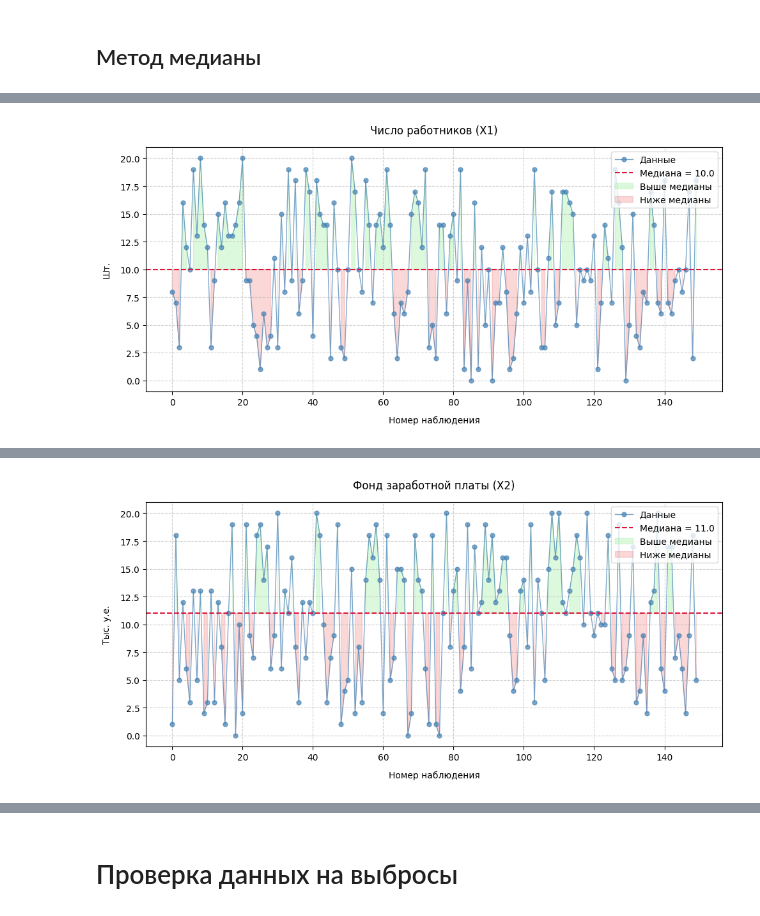
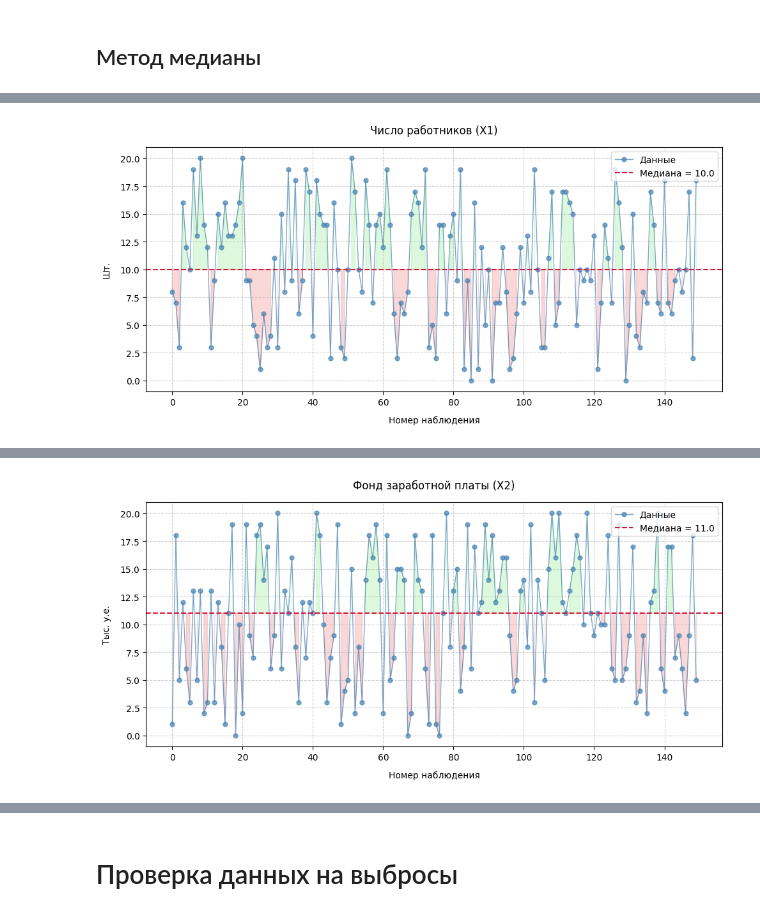
Before and after one commit to AntoninaRemizova/MMAD, a Jupyter notebook: ММАД_КР.ipynb, the cells around one changed output, grey strips where cells are left out. Saved outputs shown, nothing was run; the diff lists cells and outputs as text; code cells hidden in the pictures.

```diff
--- a/ММАД_КР.ipynb
+++ b/ММАД_КР.ipynb
@@ -116,10 +135,0 @@ for col in plot_config.keys():
-# %%
-has_missing = False
-
-for col in columns:
-    null_count = data[col].isnull().sum()
-    if null_count > 0:
-        has_missing = True
-
-print("Количество пропущенных значений: ")
-print(data[columns].isnull().sum().to_string())
@@ -135,10 +138,8 @@ Y     0
 # %% [markdown]
 ## Метод медианы
 # %%
-def check_randomness(series):
-    median = np.median(series)
-
-    signs = ['+' if x > median else '-' for x in series]
+def check_randomness(series_values, median):
+    signs = ['+' if x > median else '-' for x in series_values]
 
     # количество серий
     a_obs = 1
@@ -158,7 +159,7 @@ def check_randomness(series):
             current_length = 1
 
     # критические значения
-    n = len(series)
+    n = len(series_values)
     a_crit = math.floor(0.5 * (n + 1) - 1.96 * math.sqrt(n - 1))
     b_crit = math.floor(3.3 * math.log(n) + 1)
 
@@ -166,54 +167,47 @@ def check_randomness(series):
     is_random = (a_obs > a_crit) and (b_obs < b_crit)
 
     return {
-        'Медиана': median,
-        'Число серий (a_оп)': a_obs,
-        'Самая длинная серия (b_оп)': b_obs,
-        'Критическое число серий (a_кр)': a_crit,
-        'Критическая длина серий (b_кр)': b_crit,
-        'Случайность': is_random,
-        'Выше медианы': len(series[series > median]),
-        'Ниже медианы': len(series[series < median]),
-        'Равно медиане': len(series[series == median])
+        'a_obs': a_obs,
+        'b_obs': b_obs,
+        'a_crit': a_crit,
+        'b_crit': b_crit,
+        'is_random': is_random,
+        'above': len(series_values[series_values > median]),
+        'below': len(series_values[series_values < median]),
+        'equal': len(series_values[series_values == median])
     }
 
-
 for col in columns:
-    res = check_randomness(data[col])
+    res = check_randomness(stats_data[col]['values'], stats_data[col]['median'])
 
     print(f"\n{plot_config[col]['title']} ({col}):")
-    print(f"Медиана: {res['Медиана']:.2f}")
-    print(f"Выше медианы: {res['Выше медианы']} наблюдений")
-    print(f"Ниже медианы: {res['Ниже медианы']} наблюдений")
-    print(f"Равно медиане: {res['Равно медиане']} наблюдений")
-    print(f"Число серий (a_оп): {res['Число серий (a_оп)']}")
-    print(f"Самая длинная серия (b_оп): {res['Самая длинная серия (b_оп)']}")
-    print(f"Критическое число серий (a_кр): {res['Критическое число серий (a_кр)']}")
-    print(f"Критическая длина серий (b_кр): {res['Критическая длина серий (b_кр)']}")
-    print(f"Вывод: {'Данные случайны' if res['Случайность'] else 'Данные НЕ случайны'}")
+    print(f"Медиана: {stats_data[col]['median']:.1f}")
+    print(f"Выше медианы: {res['above']} наблюдений")
+    print(f"Ниже медианы: {res['below']} наблюдений")
+    print(f"Равно медиане: {res['equal']} наблюдений")
+    print(f"Число серий (a_оп): {res['a_obs']}")
+    print(f"Самая длинная серия (b_оп): {res['b_obs']}")
+    print(f"Критическое число серий (a_кр): {res['a_crit']}")
+    print(f"Критическая длина серий (b_кр): {res['b_crit']}")
+    print(f"Вывод: {'Данные случайны' if res['is_random'] else 'Данные НЕ случайны'}")
     print(" ")
 
     fig, ax = plt.subplots(figsize=(10, 5))
 
-    ax.plot(data[col], 'o-', color='steelblue', alpha=0.7,
-            markersize=5, linewidth=1, label='Данные')
+    ax.plot(stats_data[col]['values'], 'o-', color='steelblue', alpha=0.7, markersize=5, linewidth=1, label='Данные')
 
-    ax.axhline(res['Медиана'], color='crimson', linestyle='--',
-               linewidth=1.5, label=f'Медиана = {res["Медиана"]:.1f}')
+    ax.axhline(stats_data[col]['median'], color='crimson', linestyle='--', linewidth=1.5, label=f'Медиана = {stats_data[col]["median"]:.1f}')
 
-    ax.fill_between(range(len(data)), res['Медиана'], data[col],
-                    where=(data[col] > res['Медиана']),
-                    color='lightgreen', alpha=0.3, label='Выше медианы')
-    ax.fill_between(range(len(data)), res['Медиана'], data[col],
-                    where=(data[col] < res['Медиана']),
-                    color='lightcoral', alpha=0.3, label='Ниже медианы')
+    ax.fill_between(range(len(stats_data[col]['values'])), stats_data[col]['median'], stats_data[col]['values'],
+                    where=(stats_data[col]['values'] > stats_data[col]['median']), color='lightgreen', alpha=0.3)
+    ax.fill_between(range(len(stats_data[col]['values'])), stats_data[col]['median'], stats_data[col]['values'],
+                    where=(stats_data[col]['values'] < stats_data[col]['median']), color='lightcoral', alpha=0.3)
 
-    ax.set_title(f'{plot_config[col]["title"]} ({col})', pad=15)
+    ax.set_title(f"{plot_config[col]['title']} ({col})", pad=15)
     ax.set_xlabel('Номер наблюдения', labelpad=10)
     ax.set_ylabel(plot_config[col]["ylabel"], labelpad=10)
     ax.grid(True, linestyle='--', alpha=0.6)
     ax.legend(loc='upper right', bbox_to_anchor=(1, 1))
-
     plt.tight_layout()
     plt.show()
 # %% [output]
@@ -222,10 +216,10 @@ for col in columns:
 Выше медианы: 69 наблюдений
 Ниже медианы: 71 наблюдений
 Равно медиане: 10 наблюдений
 Число серий (a_оп): 66
 Самая длинная серия (b_оп): 8
 Критическое число серий (a_кр): 51
 Критическая длина серий (b_кр): 17
 Вывод: Данные случайны
-[figure, old version]
+[figure, new version]
 Фонд заработной платы (X2):
@@ -238,5 +232,5 @@ for col in columns:
 Критическое число серий (a_кр): 51
 Критическая длина серий (b_кр): 17
 Вывод: Данные случайны
-[figure, old version]
+[figure, new version]
 Число контрагентов (X3):
```
Also changed, not shown: parts of 18 cells of this notebook.
